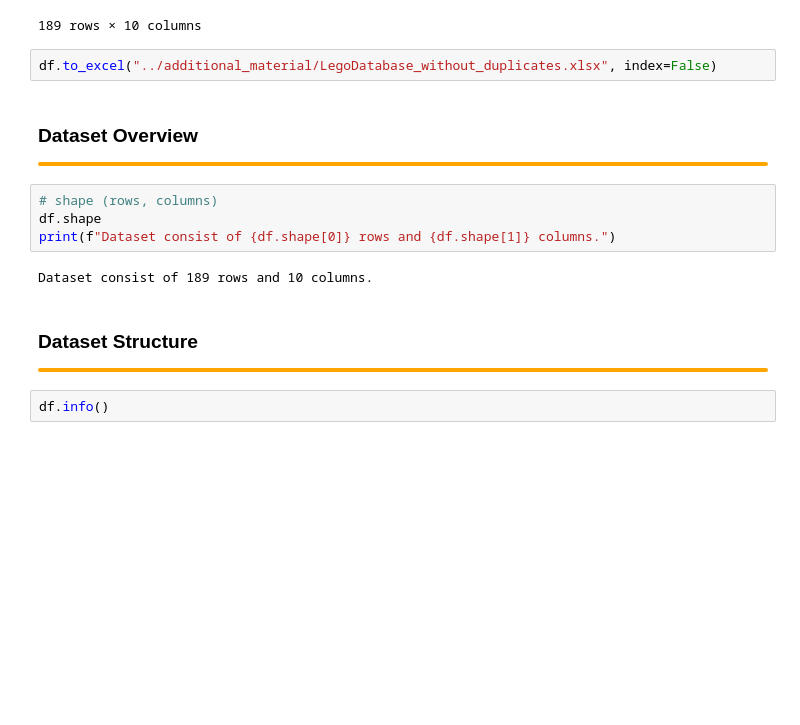
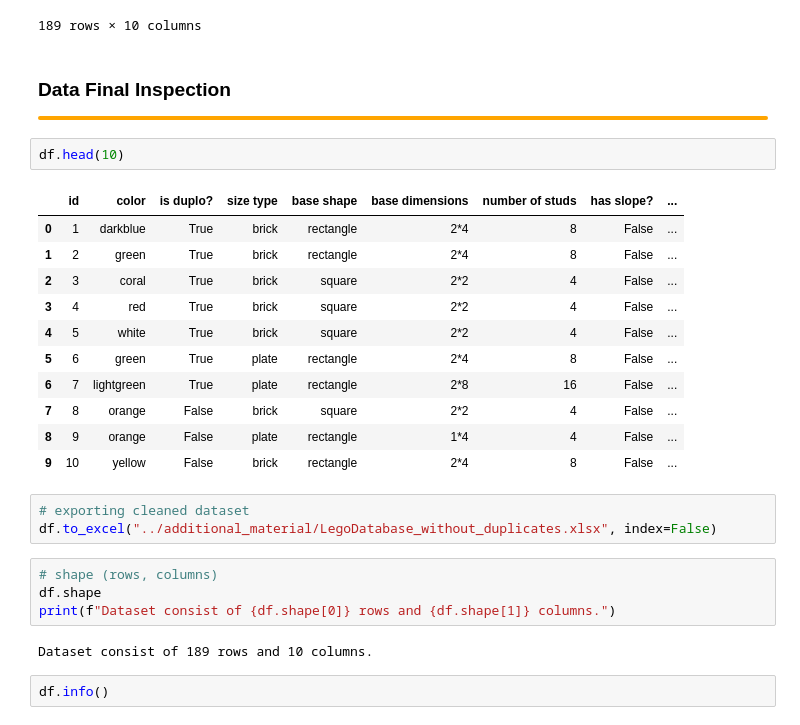
Before and after one commit to muratbek-kebtarum/ASDA_2025_Group_5_Portfolio, a Jupyter notebook: notebooks/week_03_group_5_notebook.ipynb, the cells around one changed output. Drawn from its saved outputs; the diff is of its cells as text; blank space fills up the shorter version.

Commit message:
repord added and updated notebook structure

```diff
--- a/notebooks/week_03_group_5_notebook.ipynb
+++ b/notebooks/week_03_group_5_notebook.ipynb
@@ -251,36 +302,40 @@ df
 | 187 | 188 | transparentskyblue | False | plate | round | 1*1 | 0 | False | ... |
 | 188 | 189 | transparentyellow | False | plate | round | 1*1 | 0 | False | ... |
 189 rows × 10 columns
+# %% [markdown]
+### Data Final Inspection
+<div style="
+    border: 2px solid orange;
+    border-radius: 8px;
+    padding: 0px;
+    margin: 10px 0;
+    background-color: inherit;
+    color: inherit;
+">
+</div>
+# %%
+df.head(10)
+# %% [output]
+|  | id | color | is duplo? | size type | base shape | base dimensions | number of studs | has slope? | ... |
+| 0 | 1 | darkblue | True | brick | rectangle | 2*4 | 8 | False | ... |
+| 1 | 2 | green | True | brick | rectangle | 2*4 | 8 | False | ... |
+| 2 | 3 | coral | True | brick | square | 2*2 | 4 | False | ... |
+| 3 | 4 | red | True | brick | square | 2*2 | 4 | False | ... |
+| 4 | 5 | white | True | brick | square | 2*2 | 4 | False | ... |
+| 5 | 6 | green | True | plate | rectangle | 2*4 | 8 | False | ... |
+| 6 | 7 | lightgreen | True | plate | rectangle | 2*8 | 16 | False | ... |
+| 7 | 8 | orange | False | brick | square | 2*2 | 4 | False | ... |
+| 8 | 9 | orange | False | plate | rectangle | 1*4 | 4 | False | ... |
+| 9 | 10 | yellow | False | brick | rectangle | 2*4 | 8 | False | ... |
 # %%
+# exporting cleaned dataset
 df.to_excel("../additional_material/LegoDatabase_without_duplicates.xlsx", index=False)
-# %% [markdown]
-### Dataset Overview
-<div style="
-    border: 2px solid orange;
-    border-radius: 8px;
-    padding: 0px;
-    margin: 10px 0;
-    background-color: inherit;
-    color: inherit;
-">
-</div>
 # %%
 # shape (rows, columns)
 df.shape
 print(f"Dataset consist of {df.shape[0]} rows and {df.shape[1]} columns.")
 # %% [output]
 Dataset consist of 189 rows and 10 columns.
-# %% [markdown]
-### Dataset Structure
-<div style="
-    border: 2px solid orange;
-    border-radius: 8px;
-    padding: 0px;
-    margin: 10px 0;
-    background-color: inherit;
-    color: inherit;
-">
-</div>
 # %%
 df.info()
 # %% [output]
```
Also changed, not shown: parts of 13 cells of this notebook, 2 other files.
